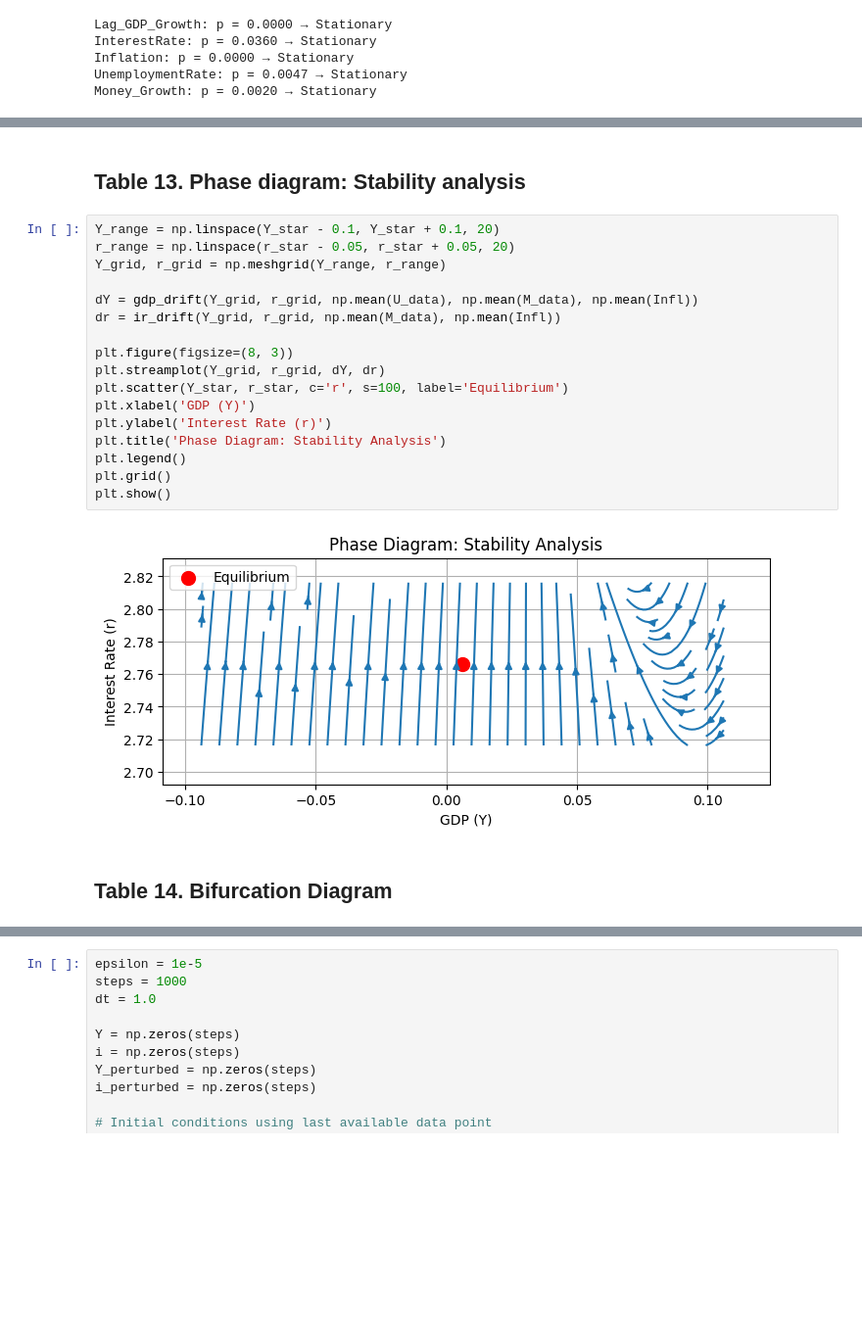
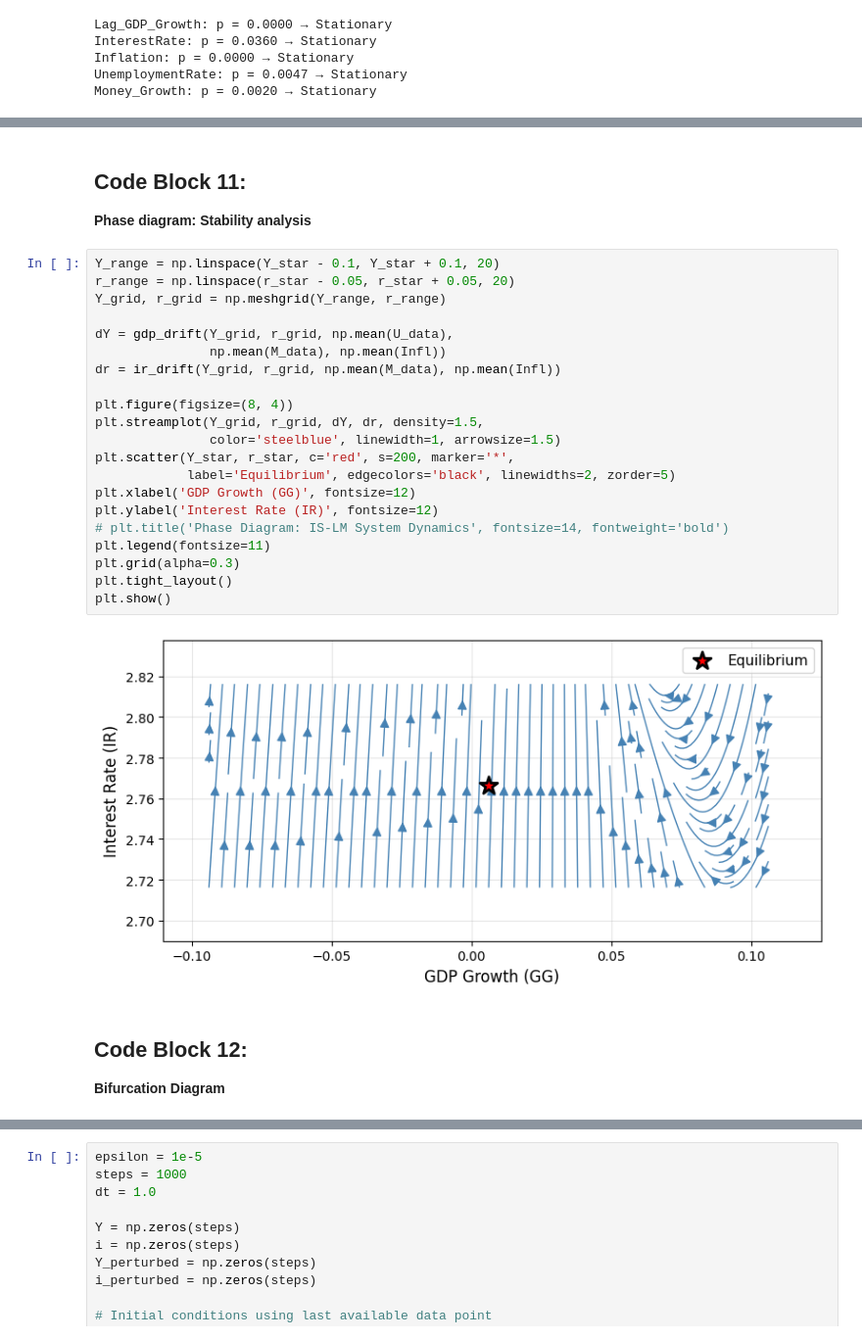
Before and after one commit to saritmaitra/Non-linear-dynamics, a Jupyter notebook: Chapter1_fundamentals_of_nonlinear_dynamics.ipynb, the cells around one changed output, grey strips where cells are left out. Shown at 98% size. Saved outputs shown, nothing was run; the diff lists cells and outputs as text; blank space fills up the shorter version.

```diff
--- a/Chapter1_fundamentals_of_nonlinear_dynamics.ipynb
+++ b/Chapter1_fundamentals_of_nonlinear_dynamics.ipynb
@@ -460,26 +584,32 @@ System is stable at equilibrium: True
 # %% [markdown]
-## **Table 13. Phase diagram: Stability analysis**
+## **Code Block 11:**
+**Phase diagram: Stability analysis**
 # %%
 Y_range = np.linspace(Y_star - 0.1, Y_star + 0.1, 20)
 r_range = np.linspace(r_star - 0.05, r_star + 0.05, 20)
 Y_grid, r_grid = np.meshgrid(Y_range, r_range)
 
-dY = gdp_drift(Y_grid, r_grid, np.mean(U_data), np.mean(M_data), np.mean(Infl))
+dY = gdp_drift(Y_grid, r_grid, np.mean(U_data),
+               np.mean(M_data), np.mean(Infl))
 dr = ir_drift(Y_grid, r_grid, np.mean(M_data), np.mean(Infl))
 
-plt.figure(figsize=(8, 3))
-plt.streamplot(Y_grid, r_grid, dY, dr)
-plt.scatter(Y_star, r_star, c='r', s=100, label='Equilibrium')
-plt.xlabel('GDP (Y)')
-plt.ylabel('Interest Rate (r)')
-plt.title('Phase Diagram: Stability Analysis')
-plt.legend()
-plt.grid()
+plt.figure(figsize=(8, 4))
+plt.streamplot(Y_grid, r_grid, dY, dr, density=1.5,
+               color='steelblue', linewidth=1, arrowsize=1.5)
+plt.scatter(Y_star, r_star, c='red', s=200, marker='*',
+            label='Equilibrium', edgecolors='black', linewidths=2, zorder=5)
+plt.xlabel('GDP Growth (GG)', fontsize=12)
+plt.ylabel('Interest Rate (IR)', fontsize=12)
+# plt.title('Phase Diagram: IS-LM System Dynamics', fontsize=14, fontweight='bold')
+plt.legend(fontsize=11)
+plt.grid(alpha=0.3)
+plt.tight_layout()
 plt.show()
 # %% [output]
-[figure, old version]
+[figure, new version]
 # %% [markdown]
-## **Table 14. Bifurcation Diagram**
+## **Code Block 12:**
+**Bifurcation Diagram**
 # %%
 df_model = DF.copy()
 df_model["Y"] = (df_model["RealGDP"] - df_model["RealGDP"].mean()) / df_model["RealGDP"].std()
```
Also changed, not shown: parts of 35 cells of this notebook.
